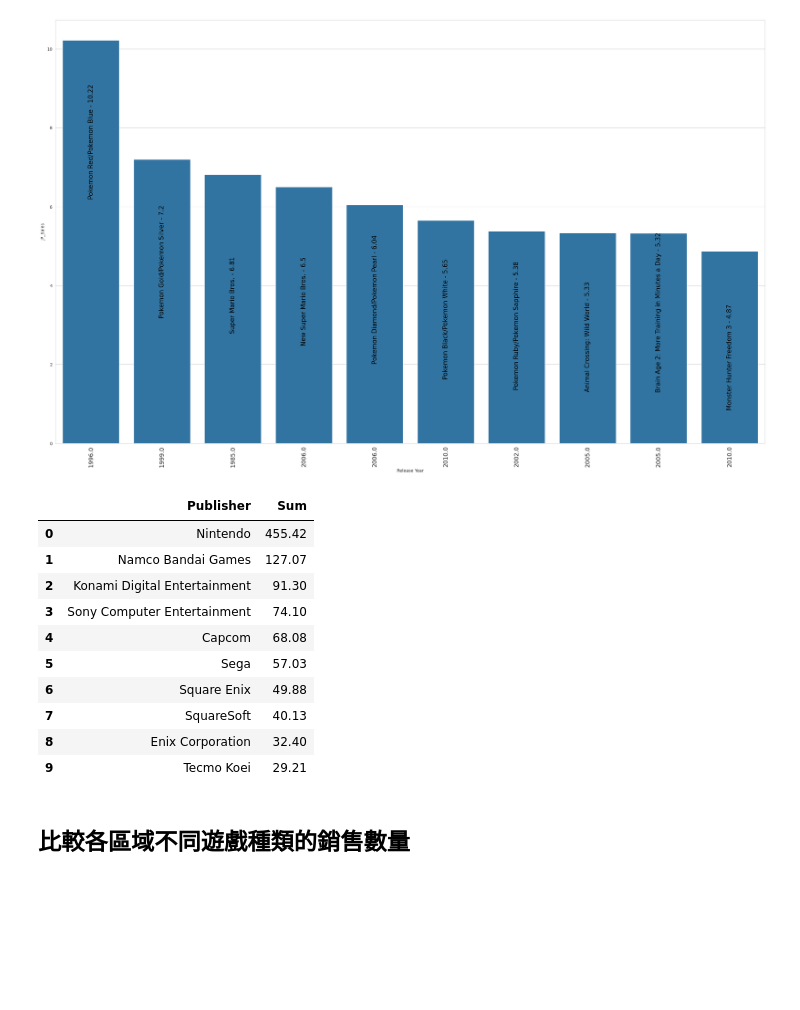
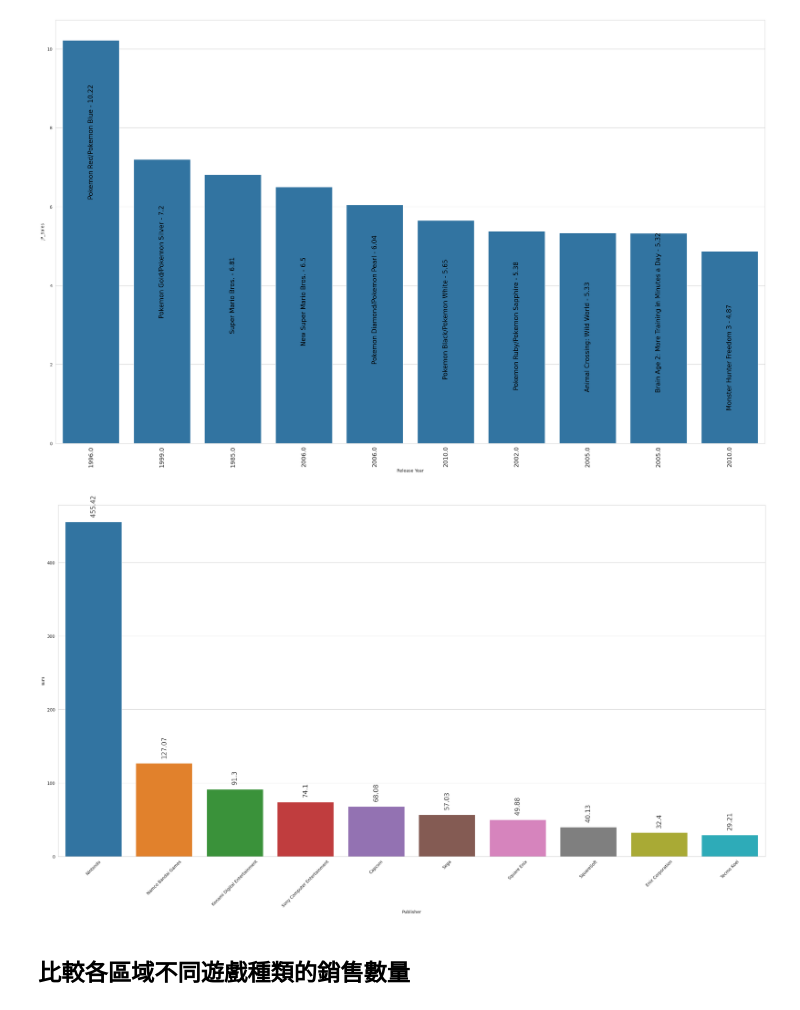
Before and after one commit to Yiting916/data_analysis, a Jupyter notebook: 05-02.LAB_VideoGameSales.ipynb, the cells around one changed output. Cells and saved outputs as stored; diff of their text form; code cells hidden in the pictures; blank space fills up the shorter version.

```diff
--- a/05-02.LAB_VideoGameSales.ipynb
+++ b/05-02.LAB_VideoGameSales.ipynb
@@ -932,37 +932,23 @@ plt.show()
 # %%
 #練習題
 #請畫出日本地區銷售數量前10名的遊戲公司
-top_comp_jp = data.groupby('Publisher')['JP_Sales'].sum().sort_values(ascending=False).reset_index(name='Sum')
+top_comp_jp = data.groupby('Publisher')['JP_Sales'].sum().sort_values(ascending=False).reset_index(name='sum')
 top_comp_jp = top_comp_jp.head(10)
-# top_game_jp = top_game_jp[['Publisher','Year','Platform','Genre','JP_Sales']]
 top_comp_jp
-# name = top_game_jp['Publisher']
-# year = top_game_jp['Year']
-# sales = top_game_jp['JP_Sales']
-# y = np.arange(0, 10)
 
-# plt.figure(figsize=(30, 20))
-# g = sns.barplot(x='Publisher', y='JP_Sales', data=top_game_jp)
-# index = 0
-# for value in sales:
-#     g.text(index, value-5, name[index]+' - '+str(value), color='#000', size=15, rotation= 90, ha="center")
-#     index += 1
+#標示出每個直條代表的類型跟數目
+sales = top_comp_jp['sum']
+plt.figure(figsize=(30, 15))
+g = sns.barplot(x='Publisher', y='sum', data=top_comp_jp, hue='Publisher')
 
-# plt.xticks(y, top_game_jp['Year'], fontsize=14, rotation=90)
-# plt.xlabel('Release Year')
-# plt.show()
+index = 0
+for value in sales:
+    g.text(index, value+8, str(round(value, 2)), color='#404040', size=15, rotation= 90, ha="center")
+    index += 1
+plt.xticks(rotation=45)
+plt.show()
 # %% [output]
-|  | Publisher | Sum |
-| 0 | Nintendo | 455.42 |
-| 1 | Namco Bandai Games | 127.07 |
-| 2 | Konami Digital Entertainment | 91.30 |
-| 3 | Sony Computer Entertainment | 74.10 |
-| 4 | Capcom | 68.08 |
-| 5 | Sega | 57.03 |
-| 6 | Square Enix | 49.88 |
-| 7 | SquareSoft | 40.13 |
-| 8 | Enix Corporation | 32.40 |
-| 9 | Tecmo Koei | 29.21 |
+[figure, added]
 # %% [markdown]
 ## 比較各區域不同遊戲種類的銷售數量
 # %%
```
